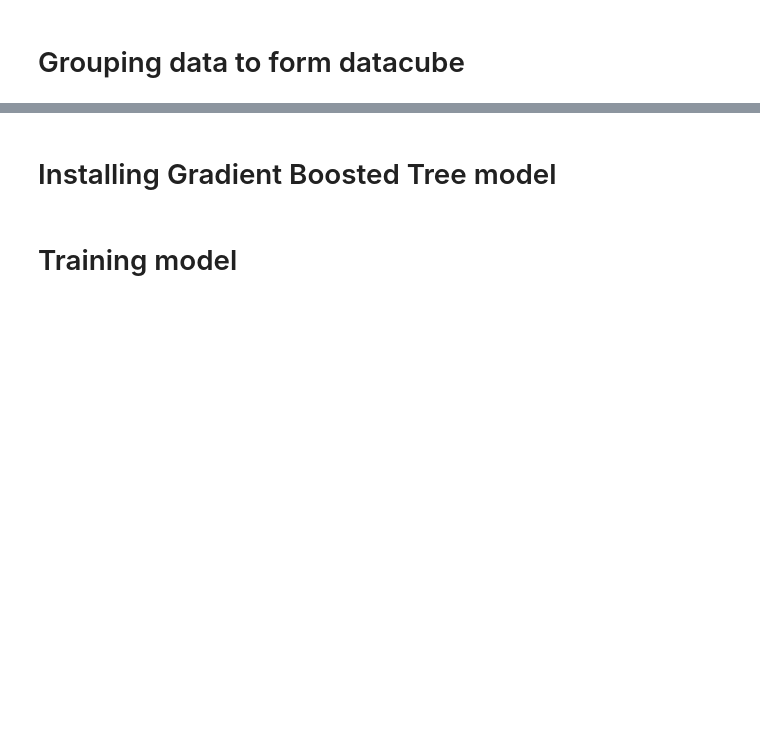
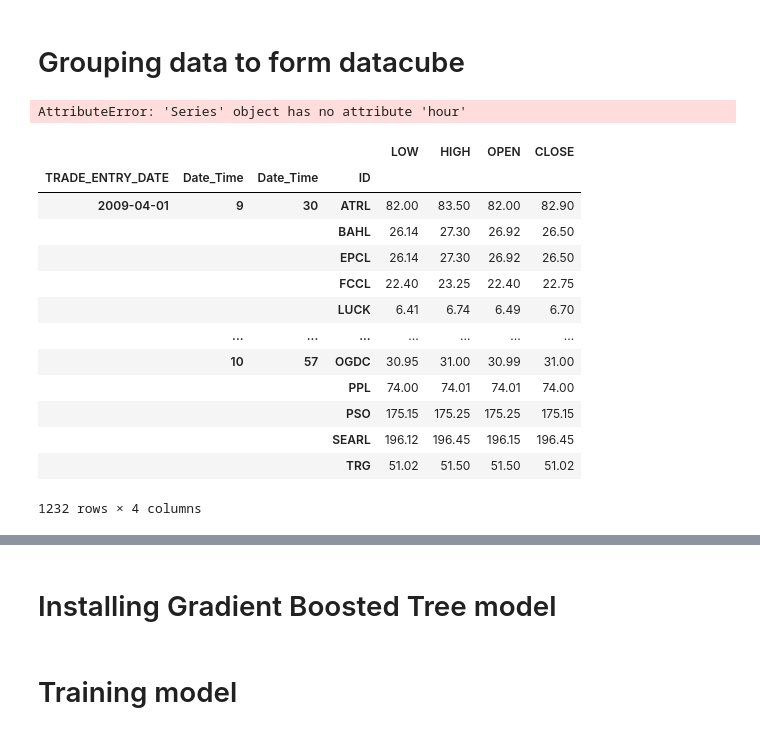
Before and after one commit to Syed-Sherjeel/PSX_Trading_Bot, a Jupyter notebook: Project_file.ipynb, the cells around one changed output, grey strips where cells are left out. Drawn from its saved outputs; the diff is of its cells as text; code cells hidden in the pictures; blank space fills up the shorter version.

Commit message:
data cube : Developed a complete datacube

```diff
--- a/Project_file.ipynb
+++ b/Project_file.ipynb
@@ -513,16 +535,26 @@ for i in range(14):
 # %% [markdown]
 # ETL
 # %%
-df=pd.read_csv('../Cleaned_Data/ATRL.csv',parse_dates=True,index_col='Date_Time',infer_datetime_format=True)
+df=pd.read_csv('../Cleaned_Data/ATRL.csv',parse_dates=True,index_col='Date_Time',infer_datetime_format=True)[:2000]
 df.drop(['Unnamed: 0'],axis=1,inplace=True)
+df.loc[:,'TRADE_QTY'],df.loc[:,'TRADE_RATE']=df.loc[:,'TRADE_RATE'],df.loc[:,'TRADE_QTY']
 df.columns=['TRADE_ENTRY_DATE','ID','TRADE_QTY','TRADE_RATE']
 df.reset_index(inplace=True)
+df1=pd.read_csv('../Cleaned_Data/bahl.csv',parse_dates=True,index_col='Date_Time',infer_datetime_format=True)[:2000]
+df1.drop(['Unnamed: 0'],axis=1,inplace=True)
+df1.loc[:,'bahl_TRADE_QTY'],df1.loc[:,'bahl_TRADE_RATE']=df1.loc[:,'bahl_TRADE_RATE'],df1.loc[:,'bahl_TRADE_QTY']
+df1.columns=['TRADE_ENTRY_DATE','ID','TRADE_QTY','TRADE_RATE']
+df1.reset_index(inplace=True)
+df=pd.concat([df,df1])
 Names=['bahl','EPCL','FCCL','LUCK','MCB','MLCF','NETSOL','NML',
       'OGDC','PPL','PSO','SEARL','TRG']
 print('Into First loop')
 for i in range(len(Names)):
-    df1=pd.read_csv('../Cleaned_Data/'+Names[i]+'.csv',parse_dates=True,index_col='Date_Time',infer_datetime_format=True)
+    print('Into ',i,'X')
+    df1=pd.read_csv('../Cleaned_Data/'+Names[i+1]+'.csv',parse_dates=True,index_col='Date_Time',infer_datetime_format=True)[:2000]
+    print(Names[i+1])
     df1.drop(['Unnamed: 0'],axis=1,inplace=True)
+    df1.loc[:,Names[i+1]],df1.loc[:,Names[i]+'_TRADE_RATE']=df1.loc[:,Names[i]+'_TRADE_RATE'],df1.loc[:,Names[i+1]]
     df1.columns=['TRADE_ENTRY_DATE','ID','TRADE_QTY','TRADE_RATE']
     df1.reset_index(inplace=True)
     df=pd.concat([df,df1])
@@ -537,0 +582,3 @@ done  4 X
+# %%
+df.columns=['Date_Time','TRADE_ENTRY_DATE','ID','TRADE_RATE','TRADE_QTY']
+df
@@ -539,14 +600,32 @@ done  4 X
 # Grouping data to form datacube
 # %%
 df1=df[:]
-df2=df1.groupby([df1.TRADE_ENTRY_DATE,df1.Date_Time.hour,df1.Date_Time.minute,df1.SYMBOL_CODE]).TRADE_RATE.agg(['min','max'])
+df2=df1.groupby([df1.TRADE_ENTRY_DATE,df1.Date_Time.hour,df1.Date_Time.minute,df1.SYMBOL_CODE]).TRADE_RATE.agg(['max','min'])
 df2['TRADE_RATE']=df1.groupby([df1.TRADE_ENTRY_DATE,df1.Date_Time.hour,df1.Date_Time.minute]).TRADE_RATE.first()
-df2.columns=['LOW','HIGH','TRADE_RATE']
+df2.columns=['HIGH','LOW','OPEN']
+df2.head()
+# %% [output]
+AttributeError: 'Series' object has no attribute 'hour'
 # %%
 df1=df[:]
-df2=df1.groupby([df1.TRADE_ENTRY_DATE,df1.Date_Time.dt.hour,df1.Date_Time.dt.minute,df1.SYMBOL_CODE]).TRADE_RATE.agg(['min','max'])
-df2['TRADE_QTY']=df1.groupby([df1.TRADE_ENTRY_DATE,df1.Date_Time.dt.hour,df1.Date_Time.dt.minute]).TRADE_RATE.first()
-df2['TRADE_RATE']=df1.groupby([df1.TRADE_ENTRY_DATE,df1.Date_Time.dt.hour,df1.Date_Time.dt.minute]).TRADE_QTY.first()
-df2.columns=['LOW','HIGH','TRADE_RATE','TRADE_QTY']
+df2=df1.groupby([df1.TRADE_ENTRY_DATE,df1.Date_Time.dt.hour,df1.Date_Time.dt.minute,df1.ID]).TRADE_RATE.agg(['min','max'])
+df2['TRADE_RATE']=df1.groupby([df1.TRADE_ENTRY_DATE,df1.Date_Time.dt.hour,df1.Date_Time.dt.minute,df1.ID]).TRADE_RATE.first()
+df2['CLOSE']=df1.groupby([df1.TRADE_ENTRY_DATE,df1.Date_Time.dt.hour,df1.Date_Time.dt.minute,df1.ID]).TRADE_RATE.last()
+df2.columns=['LOW','HIGH','OPEN','CLOSE']
 # %%
-df2.shape
+df2
+# %% [output]
+|  |  |  |  | LOW | HIGH | OPEN | CLOSE |
+| TRADE_ENTRY_DATE | Date_Time | Date_Time | ID |  |  |  |  |
+| 2009-04-01 | 9 | 30 | ATRL | 82.00 | 83.50 | 82.00 | 82.90 |
+|  |  |  | BAHL | 26.14 | 27.30 | 26.92 | 26.50 |
+|  |  |  | EPCL | 26.14 | 27.30 | 26.92 | 26.50 |
+|  |  |  | FCCL | 22.40 | 23.25 | 22.40 | 22.75 |
+|  |  |  | LUCK | 6.41 | 6.74 | 6.49 | 6.70 |
+|  | ... | ... | ... | ... | ... | ... | ... |
+|  | 10 | 57 | OGDC | 30.95 | 31.00 | 30.99 | 31.00 |
+|  |  |  | PPL | 74.00 | 74.01 | 74.01 | 74.00 |
+|  |  |  | PSO | 175.15 | 175.25 | 175.25 | 175.15 |
+|  |  |  | SEARL | 196.12 | 196.45 | 196.15 | 196.45 |
+|  |  |  | TRG | 51.02 | 51.50 | 51.50 | 51.02 |
+1232 rows × 4 columns
```
Also changed, not shown: parts of 6 cells of this notebook, 1 other file.
